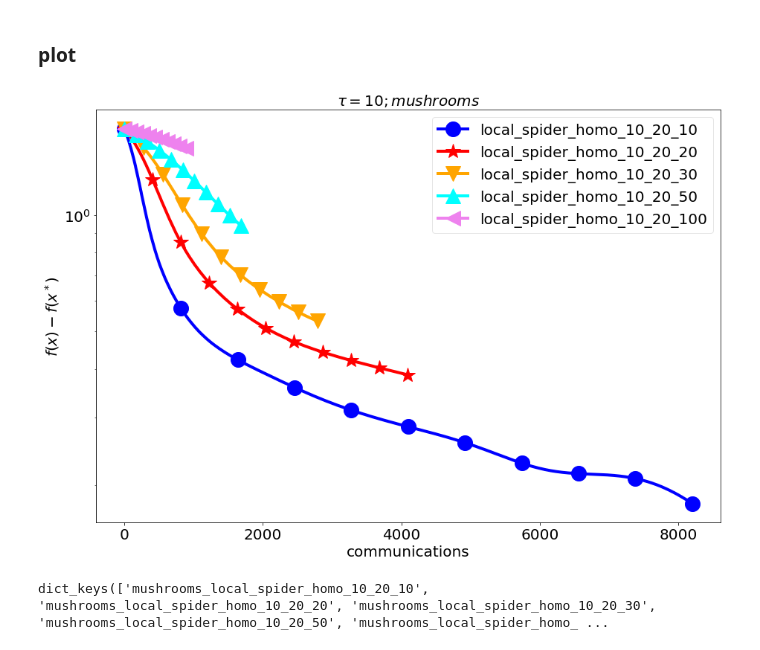
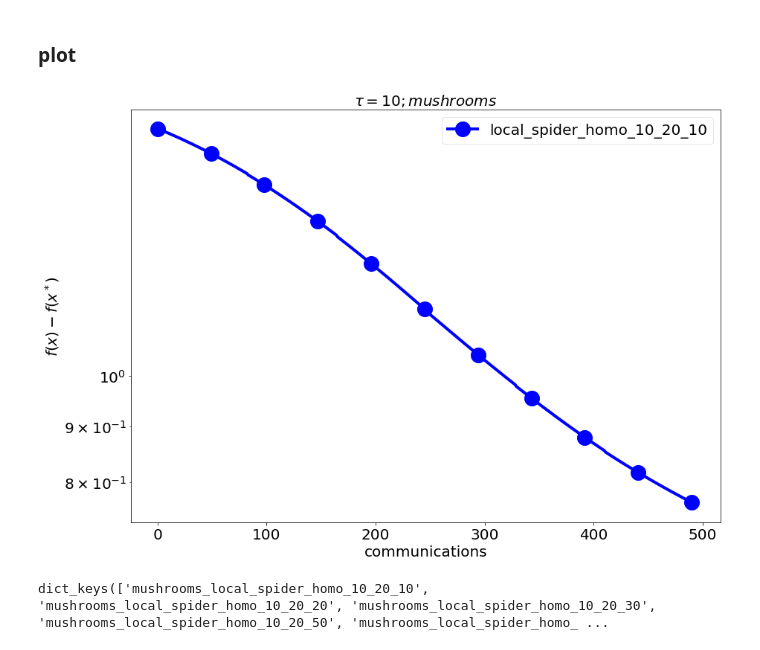
Before and after one commit to mstkachev/Sirius_project_optimization, a Jupyter notebook: log_reg_experiment/log_reg_experimnt.ipynb, the cells around one changed output. Cells and saved outputs as stored; diff of their text form; code cells hidden in the pictures.

```diff
--- a/log_reg_experiment/log_reg_experimnt.ipynb
+++ b/log_reg_experiment/log_reg_experimnt.ipynb
@@ -68,21 +68,26 @@ Data shape:  (8124, 112)
 # %% [markdown]
 ### Generate the script
 # %%
+LAUNCH_NUMBERS = 2
+launch_number_ar = np.arange (1, LAUNCH_NUMBERS)
+
 project_path = os.getcwd() + "/"
 experiment_name_ar = ["local_spider_homo"]
 dataset_ar = ["mushrooms"]
 
 batch_ar = [20, 50, 100]
-LAUNCH_NUMBERS = 2
-launch_number_ar = np.arange (1, LAUNCH_NUMBERS)
+batch_ar = [10]
+
 num_workers_ar = [20, 50, 100]
-#num_workers_ar = [20]
-num_local_steps_ar = [10, 20, 30, 50, 100 ]
-#num_local_steps_ar = [10]
+num_workers_ar = [20]
+
+#num_local_steps_ar = [10, 20, 30, 50, 100 ]
+num_local_steps_ar = [10]
+
 tol = 1e-12
 release = True
-max_it = 100
-is_continue = 0
+max_it = 3
+is_continue = 1
 
 
 shell_script_name = "local_spider1"
@@ -190,7 +169,7 @@ num_local_steps_ar = [10]
 LAUNCH_NUMBERS = 2
 launch_number_ar = np.arange(1, LAUNCH_NUMBERS)
 # num_workers_ar = [20, 50, 100]
-num_local_steps_ar = [10, 20, 30, 50, 100]
+#num_local_steps_ar = [10, 20, 30, 50, 100]
 
 tol = 1e-12
 release = True
@@ -400,34 +379,34 @@ for j, batch in enumerate(batch_ar):
 
     plt.rcParams['axes.titlesize'] = size  # 40
     plt.rcParams['axes.labelsize'] = size  # 40
     plt.rcParams["figure.figsize"] = [13,9]
     plt.yscale('log')
     # plt.xscale('log')
     dataset = "mushrooms"
     plt.title(r"$\tau = {0}; {1}$".format(batch, dataset))
     #plt.ticklabel_format(axis='y', style='sci', scilimits=(1, 4))
     #plt.ticklabel_format(axis='x', style='sci', scilimits=(1, 4))
     #
 
     plt.tight_layout()
     plot_path = project_path + "plot_{0}/".format(dataset)
 
     legend = plt.legend(loc="upper right", framealpha=0.5)
 
     #legend = plt.legend(loc="lower center", framealpha=0.5, ncol=3, bbox_to_anchor=(0.45, -1.2))
     plt.savefig(plot_path + "{0}_{1}_{2}_{3}_{4}_{5}.pdf".format('-'.join(experiment_name_ar), '-'.join(list(map(str,batch_ar))),
                                                          '-'.join(list(map(str,num_workers_ar))), '-'.join(list(map(str,num_local_steps_ar))),
                                                                  x_axis, loss_func))
     plt.show()
     # plt.savefig(plot_path + "{0}_{1}_{2}_{3}.pdf".format('-'.join(experiment_name_ar), x_axis, loss_func, batch))
     #export_legend(legend)
 
 # plt.savefig(plot_path + "{0}_{1}_{2}.pdf".format('-'.join(experiment_name_ar), x_axis, loss_func))
 
 
 # plt.plot()
 # %% [output]
-[figure, old version]
+[figure, new version]
 # %%
 # <experiment_name>_<batch_size>_<num_workers>_<num_local_steps>
 # %%
```
Also changed, not shown: parts of 3 cells of this notebook, 1 other file.
